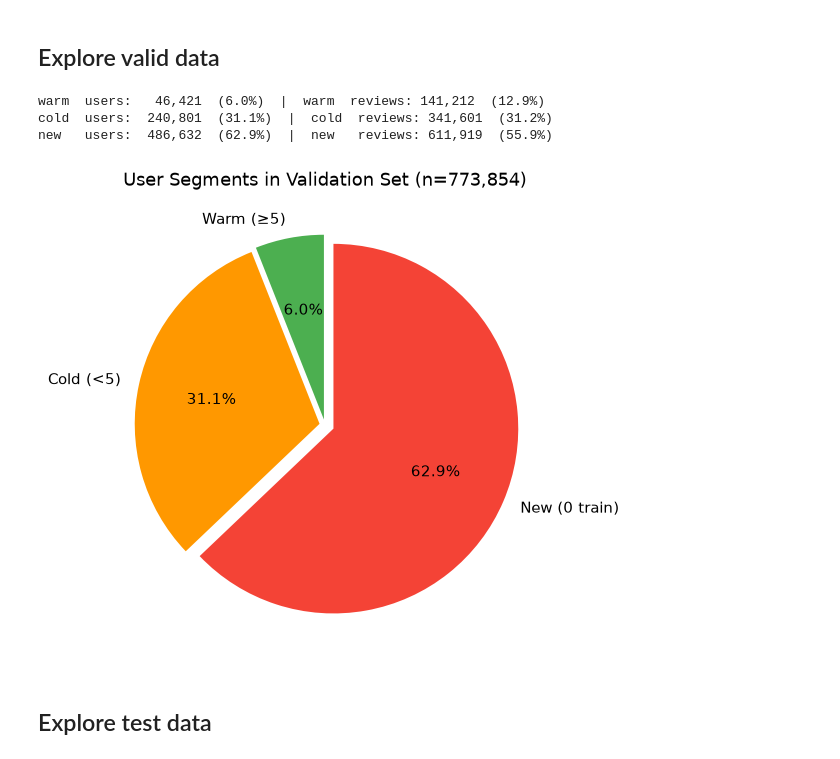
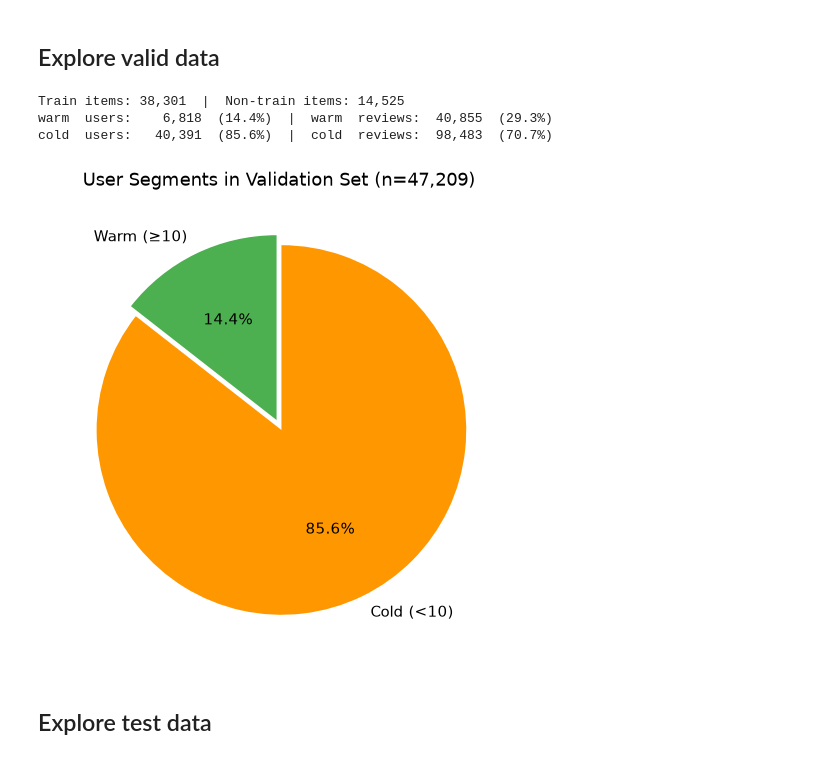
Before and after one commit to nginyc/amazon-beauty-product-recommender, a Jupyter notebook: eda/eda_beauty.ipynb, the cells around one changed output. Drawn from its saved outputs; the diff is of its cells as text; code cells hidden in the pictures.

Commit message:
narrow down dataset for practicality and tractability (>= 5 interactions per user, >= 10 interactions for warm users, deduplication, exclude 2020), drop SASRec

```diff
--- a/eda/eda_beauty.ipynb
+++ b/eda/eda_beauty.ipynb
@@ -77,7 +69,7 @@ def load_reviews(
 ## Load reviews
 # %%
 reviews = load_reviews(
-    CATEGORIES, sample_size=SAMPLE_SIZE, start_date=START_DATE, end_date=END_DATE,
+    [TARGET_CATEGORY], start_date=START_DATE, end_date=END_DATE,
     min_rating=MIN_RATING
 )
 print(f"Loaded {len(reviews)} reviews")
@@ -172,5 +182,5 @@ Total unique users: 6,150,175
 # %%
-df_train_users = df_user_interactions[df_user_interactions["num_train"] > 0]
+df_train_users = df_reviews_train.groupby("user_id").size().reset_index(name="num_train")
 cold_user_ids: set[str] = set(df_train_users[df_train_users["num_train"] < WARM_USER_MIN_REVIEWS]["user_id"])
 warm_user_ids: set[str] = set(df_train_users[df_train_users["num_train"] >= WARM_USER_MIN_REVIEWS]["user_id"])
 print(f"Warm users (>= {WARM_USER_MIN_REVIEWS} reviews): {len(warm_user_ids)}")
@@ -180,0 +191,3 @@ Cold users (< 5 reviews): 5010220
+# %%
+train_item_ids = set(df_reviews_train["parent_asin"].unique())
+print(f"Train items: {len(train_item_ids)}")
@@ -181,41 +196,35 @@ Cold users (< 5 reviews): 5010220
 # %% [markdown]
 ## Explore train data
 # %%
-def analyze_user_segment(split_col: str, split_name: str, warm_min: int = WARM_USER_MIN_REVIEWS):
-    df_split = df_user_interactions[df_user_interactions[split_col] > 0]
+def analyze_user_segment(split_name: str, df: pd.DataFrame, warm_min: int = WARM_USER_MIN_REVIEWS):
+    split_users = df["user_id"].unique()
+    df_split = df.set_index("user_id")
 
-    mask_warm = df_split["num_train"] >= warm_min
-    mask_cold = (df_split["num_train"] > 0) & (df_split["num_train"] < warm_min)
-    mask_new = df_split["num_train"] == 0
+    warm_u = sum(u in warm_user_ids for u in split_users)
+    cold_u = sum(u in cold_user_ids for u in split_users)
+    total_u = warm_u + cold_u
 
-    warm_u = mask_warm.sum()
-    cold_u = mask_cold.sum()
-    new_u = mask_new.sum()
-    total_u = warm_u + cold_u + new_u
+    warm_r = df_split.loc[df_split.index.isin(warm_user_ids), "parent_asin"].shape[0] if warm_u else 0
+    cold_r = df_split.loc[df_split.index.isin(cold_user_ids), "parent_asin"].shape[0] if cold_u else 0
+    total_r = warm_r + cold_r
 
-    warm_r = df_split.loc[mask_warm, split_col].sum()
-    cold_r = df_split.loc[mask_cold, split_col].sum()
-    new_r = df_split.loc[mask_new, split_col].sum()
-    total_r = warm_r + cold_r + new_r
+    split_items = set(df["parent_asin"].unique())
+    train_items = len(split_items & train_item_ids)
+    non_train_items = len(split_items - train_item_ids)
 
     labels = [f"Warm (≥{warm_min})", f"Cold (<{warm_min})"]
     sizes = [warm_u, cold_u]
     colors = ["#4CAF50", "#FF9800"]
     explode = (0.03, 0.03)
-    if new_u:
-        labels.append(f"New (0 train)")
-        sizes.append(new_u)
-        colors.append("#F44336")
-        explode = (0.03, 0.03, 0.05)
 
     fig, ax = plt.subplots(figsize=(6, 6))
     ax.pie(sizes, labels=labels, autopct="%1.1f%%",
            colors=colors, startangle=90, explode=explode,
            textprops={"fontsize": 11})
     ax.set_title(f"User Segments in {split_name} Set (n={total_u:,})", fontsize=13)
+    print(f"Train items: {train_items:,}  |  Non-train items: {non_train_items:,}")
     for k, v_u, v_r in [
-        ("warm", warm_u, warm_r), ("cold", cold_u, cold_r), ("new", new_u, new_r)
+        ("warm", warm_u, warm_r), ("cold", cold_u, cold_r)
     ]:
-        if v_u > 0:
-            print(f"{k:5s} users:  {v_u:>7,}  ({v_u/total_u*100:.1f}%)  |  {k:5s} reviews: {v_r:>7,}  ({v_r/total_r*100:.1f}%)")
+        print(f"{k:5s} users:  {v_u:>7,}  ({v_u/total_u*100:.1f}%)  |  {k:5s} reviews: {v_r:>7,}  ({v_r/total_r*100:.1f}%)")
 # %%
@@ -227,12 +241,12 @@ cold  users:  5,010,220  (95.9%)  |  cold  reviews: 6,896,724  (78.7%)
 # %% [markdown]
 ## Explore valid data
 # %%
-valid_stats = analyze_user_segment("num_valid", "Validation")
+valid_stats = analyze_user_segment("Validation", df_reviews_valid)
 # %% [output]
-warm  users:   46,421  (6.0%)  |  warm  reviews: 141,212  (12.9%)
-cold  users:  240,801  (31.1%)  |  cold  reviews: 341,601  (31.2%)
-new   users:  486,632  (62.9%)  |  new   reviews: 611,919  (55.9%)
+Train items: 38,301  |  Non-train items: 14,525
+warm  users:    6,818  (14.4%)  |  warm  reviews:  40,855  (29.3%)
+cold  users:   40,391  (85.6%)  |  cold  reviews:  98,483  (70.7%)
-[figure, old version]
+[figure, new version]
 # %% [markdown]
 ## Explore test data
 # %%
```
Also changed, not shown: parts of 20 cells of this notebook, 9 other files.
